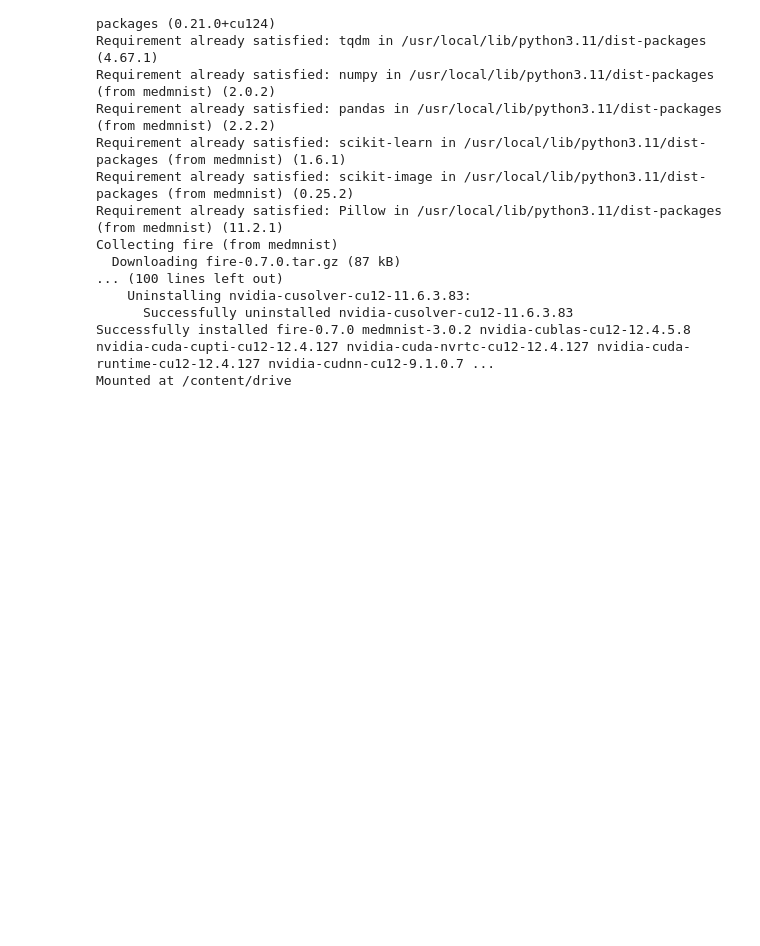
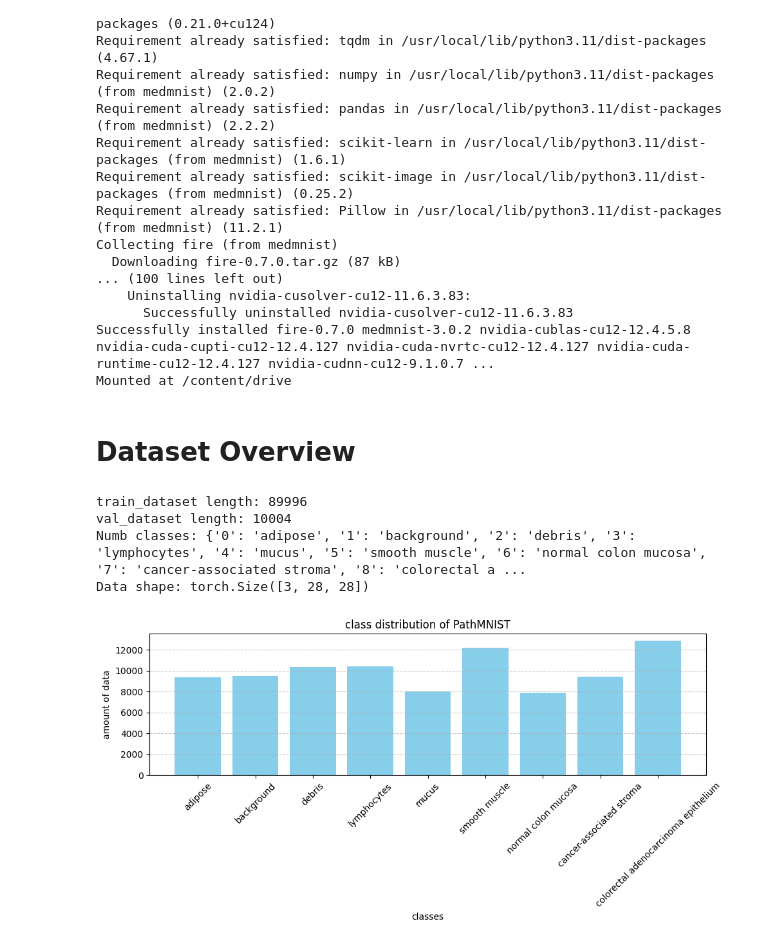
Before and after one commit to jan1na/Neural-Cellular-Automata, a Jupyter notebook: train_nca.ipynb, the cells around one changed output. Cells and saved outputs as stored; diff of their text form; code cells hidden in the pictures; blank space fills up the shorter version.

```diff
--- a/train_nca.ipynb
+++ b/train_nca.ipynb
@@ -53,3 +55,40 @@ val_dataset = PathMNIST(split='val', transform=transform, download=True)
 
 train_loader = DataLoader(train_dataset, batch_size=32, shuffle=True)
 val_loader = DataLoader(val_dataset, batch_size=32, shuffle=False)
+# %% [markdown]
+# Dataset Overview
+# %%
+print(f"train_dataset length: {len(train_dataset)}")
+print(f"val_dataset length: {len(val_dataset)}")
+print(f"Numb classes: {INFO['pathmnist']['label']}")
+print(f"Data shape: {train_dataset[0][0].shape}")
+# %% [output]
+train_dataset length: 89996
+val_dataset length: 10004
+Numb classes: {'0': 'adipose', '1': 'background', '2': 'debris', '3': 'lymphocytes', '4': 'mucus', '5': 'smooth muscle', '6': 'normal colon mucosa', '7': 'cancer-associated stroma', '8': 'colorectal a ...
+Data shape: torch.Size([3, 28, 28])
+# %%
+# plotting class distribution
+
+data_dist_path = '/content/drive/MyDrive/NCA/plots/data_distribution.png'
+os.makedirs(os.path.dirname(model_path), exist_ok=True)
+
+class_counts = [0] * n_classes
+
+for data, target in train_loader:
+    for label in target:
+        class_counts[label.item()] += 1
+
+class_labels = list(INFO['pathmnist']['label'].values())
+plt.figure(figsize=(10, 5))
+plt.bar(class_labels, class_counts, color='skyblue')
+plt.title('class distribution of PathMNIST')
+plt.xlabel('classes')
+plt.ylabel('amount of data')
+plt.xticks(rotation=45)
+plt.grid(axis='y', linestyle='--', alpha=0.7)
+plt.tight_layout()
+plt.savefig(data_dist_path, dpi=300)
+plt.show()
+# %% [output]
+[figure, added]
```
Also changed, not shown: parts of 5 cells of this notebook.
